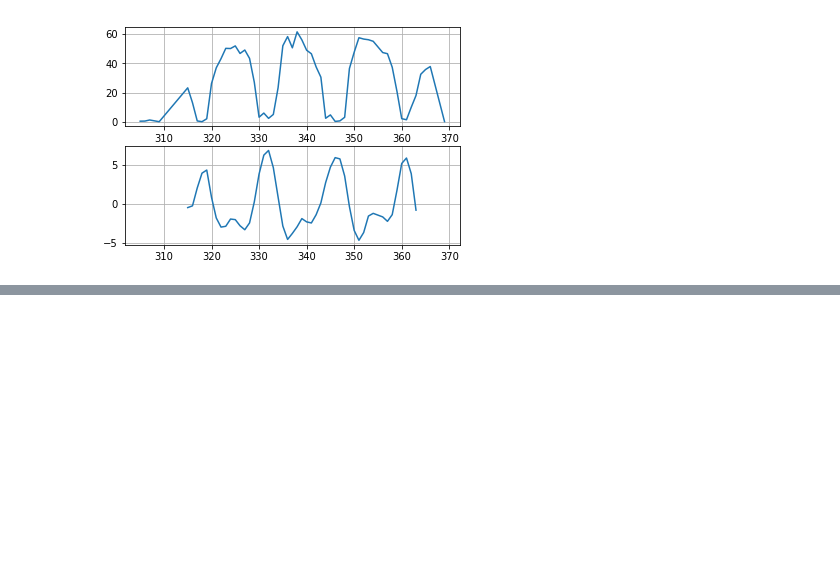
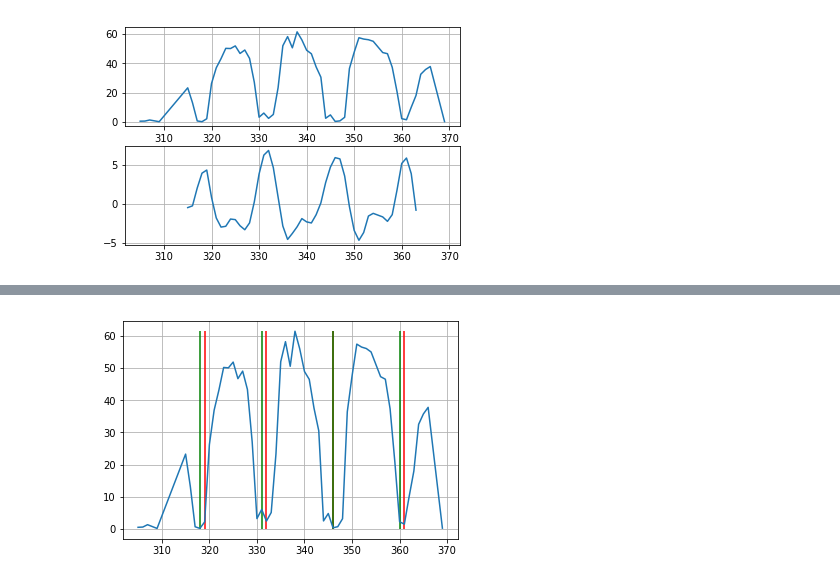
Before and after one commit to ajhynes7/side-view-depth-gait, a Jupyter notebook: notebooks/cluster_foot_distance.ipynb, the cells around one changed output, grey strips where cells are left out. Cells and saved outputs as stored; diff of their text form; code cells hidden in the pictures; blank space fills up the shorter version.

```diff
--- a/notebooks/cluster_foot_distance.ipynb
+++ b/notebooks/cluster_foot_distance.ipynb
@@ -79,0 +79,7 @@ pl.scatter_labels(deriv_2_points, labels)
+# %%
+plt.plot(foot_dist)
+plt.vlines(x=peak_frames, ymin=0, ymax=foot_dist.max(), color='r')
+plt.vlines(x=mid_frames, ymin=0, ymax=foot_dist.max(), color='g')
+plt.grid()
+# %% [output]
+[figure, added]
```
Also changed, not shown: parts of 5 cells of this notebook, 3 other files.
